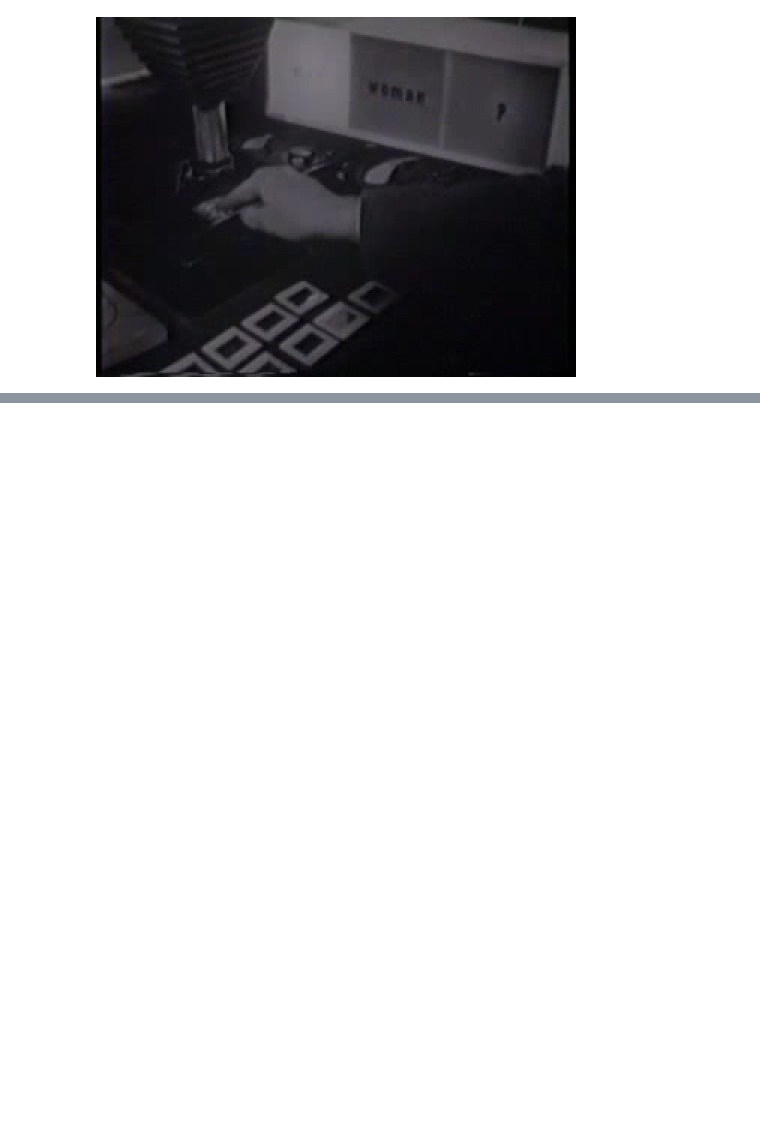
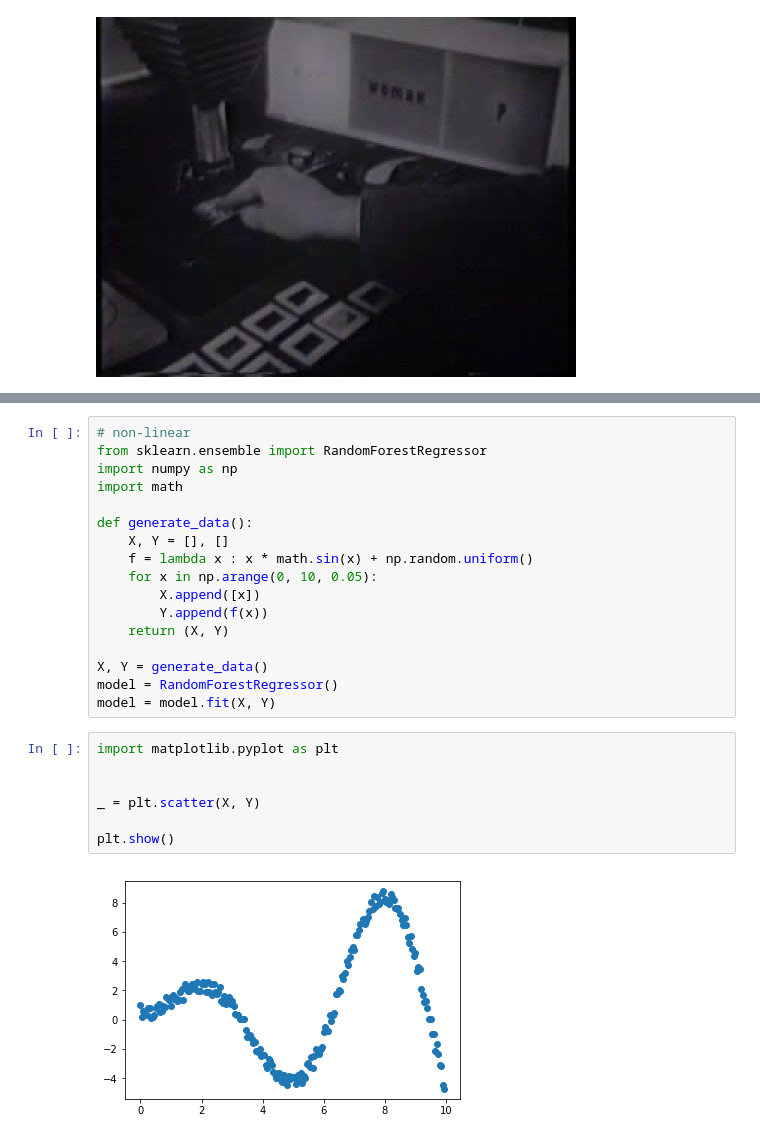
Before and after one commit to cschellenberger/Data-Science-Learning, a Jupyter notebook: SVM and Trees.ipynb, the cells around one changed output, grey strips where cells are left out. Drawn from its saved outputs; the diff is of its cells as text; blank space fills up the shorter version.

```diff
--- a/SVM and Trees.ipynb
+++ b/SVM and Trees.ipynb
@@ -199,0 +431,26 @@ $$ F_{\beta} = \frac{(\beta^{2}+1) \cdot P \cdot R}{\beta^{2} \cdot P + R} $$
+# %%
+# non-linear
+from sklearn.ensemble import RandomForestRegressor
+import numpy as np
+import math
+
+def generate_data():
+    X, Y = [], []
+    f = lambda x : x * math.sin(x) + np.random.uniform()
+    for x in np.arange(0, 10, 0.05):
+        X.append([x])
+        Y.append(f(x))
+    return (X, Y)
+
+X, Y = generate_data()
+model = RandomForestRegressor()
+model = model.fit(X, Y)
+# %%
+import matplotlib.pyplot as plt
+
+
+_ = plt.scatter(X, Y)
+
+plt.show()
+# %% [output]
+[figure, added]
```
Also changed, not shown: parts of 6 cells of this notebook, 1 other file.
